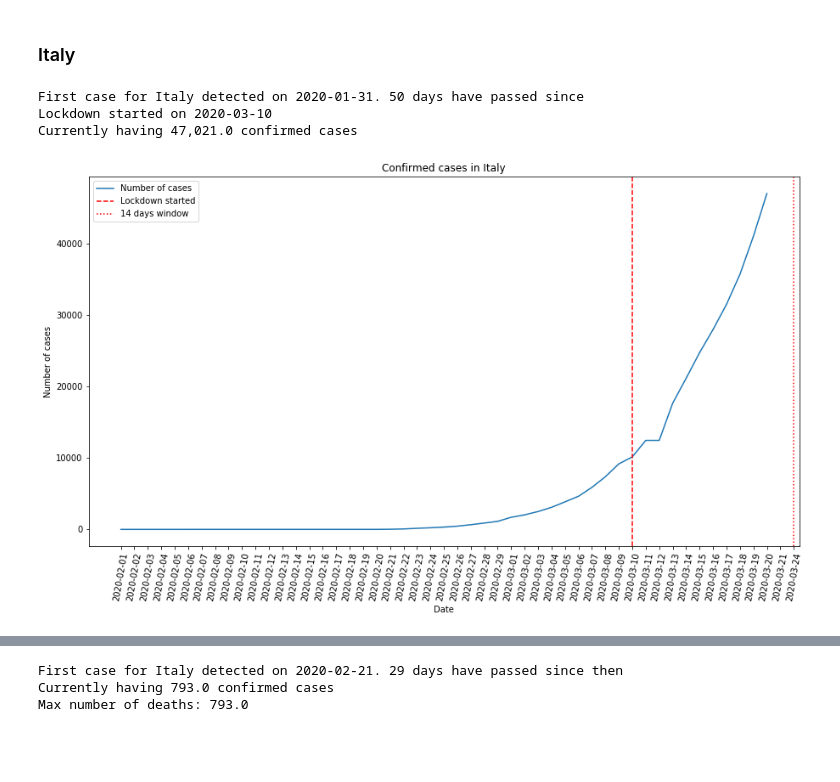
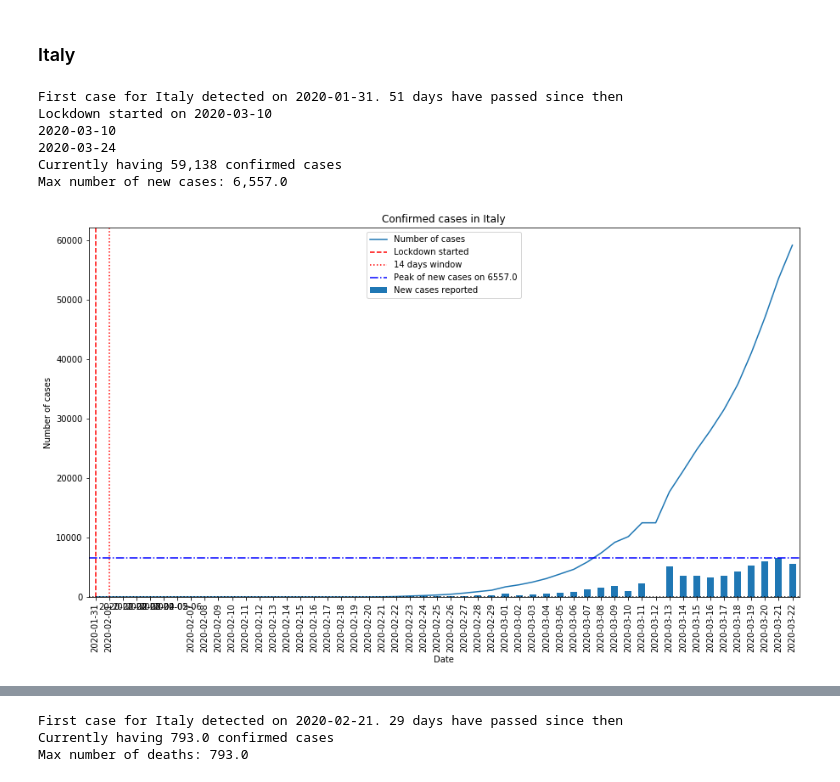
Before and after one commit to McSonk/covid19, a Jupyter notebook: casos.ipynb, the cells around one changed output, grey strips where cells are left out. Drawn from its saved outputs; the diff is of its cells as text; code cells hidden in the pictures; blank space fills up the shorter version.

```diff
--- a/casos.ipynb
+++ b/casos.ipynb
@@ -16,6 +16,14 @@ from cv19.utils.manipulation import calc_changes
 # Read data from csv
 data = pd.read_csv('data/conf_per_day.csv', index_col='Date')
 deaths = pd.read_csv('data/deaths_per_day.csv', index_col='Date')
+# Update Mexican data
+data['Mexico'] = data['Mexico'].shift(-1)
+data.loc['2020-03-23', 'Mexico'] = 367
+data['Mexico'] = data['Mexico'].astype('int64')
+
+deaths['Mexico'] = deaths['Mexico'].shift(-1)
+deaths.loc['2020-03-23', 'Mexico'] = 4
+deaths['Mexico'] = deaths['Mexico'].astype('int64')
 # Get the totals worldwide
 data['the world'] = data.sum(axis=1)
 deaths['the world'] = deaths.sum(axis=1)
@@ -130,7 +126,3 @@ Max number of deaths: 12973
 The following sections depicts graphs of data available of confirmed cases per country.
 
 ### Mexico
-# %%
-# Manually add an update (the record is unupdated for mexico by 1 day)
-data.loc['2020-03-22', 'Mexico'] = 251
-plot_country_cases(data, 'Mexico')
@@ -148,12 +143,15 @@ Max number of new cases: 46.0
 # %% [markdown]
 ### Italy
 # %%
-plot_country_cases(data, 'Italy', '2020-03-10')
+plot_country_cases(data, 'Italy', '2020-03-10', changes=changes)
 # %% [output]
-First case for Italy detected on 2020-01-31. 50 days have passed since
+First case for Italy detected on 2020-01-31. 51 days have passed since then
 Lockdown started on 2020-03-10
-Currently having 47,021.0 confirmed cases
+2020-03-10
+2020-03-24
+Currently having 59,138 confirmed cases
+Max number of new cases: 6,557.0
-[figure, old version]
+[figure, new version]
 # %%
 plot_country_changes(changes, 'Italy', '2020-03-10')
 # %% [output]
```
Also changed, not shown: parts of 26 cells of this notebook.
